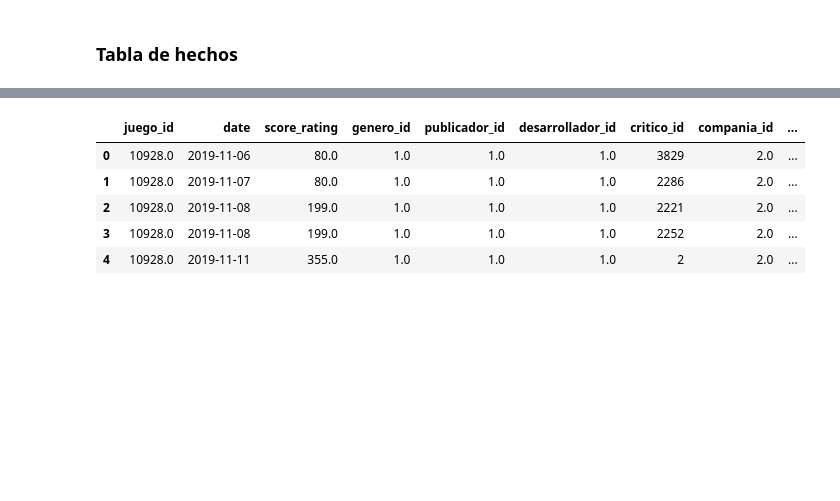
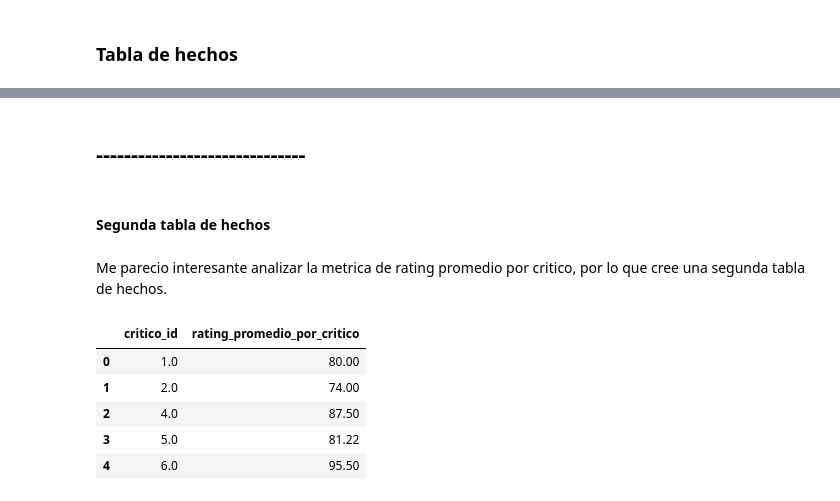
Before and after one commit to EnzoRD/TP_BDM, a Jupyter notebook: etl.ipynb, the cells around one changed output, grey strips where cells are left out. Saved outputs shown, nothing was run; the diff lists cells and outputs as text; code cells hidden in the pictures; blank space fills up the shorter version.

```diff
--- a/etl.ipynb
+++ b/etl.ipynb
@@ -358,9 +371,0 @@ See the caveats in the documentation: https://pandas.pydata.org/pandas-docs/stab
-# %%
-# Convertir la columna 'date' a tipo datetime para extraer año, mes y día
-df_sin_nulos['date'] = pd.to_datetime(df_sin_nulos['date'], format='%Y-%m-%d')
-df_sin_nulos['ano'] = df_sin_nulos['date'].dt.year
-df_sin_nulos['mes'] = df_sin_nulos['date'].dt.month
-df_sin_nulos['dia'] = df_sin_nulos['date'].dt.day
-
-# Fusionar los DataFrames utilizando las columnas 'ano', 'mes', 'dia' y 'tiempo_id'
-df_sin_nulos = pd.merge(df_sin_nulos, dimension_tiempo, on=['ano', 'mes', 'dia'], how='left')
@@ -422,0 +396,22 @@ DataFrame con score_rating acumulado:
+# %%
+# Crear un diccionario para mapear nombres de juegos a IDs de juegos
+juego_mapping = dict(zip(dimension_juego['name'], dimension_juego['juego_id']))
+# Crear un diccionario para mapear nombres de críticos a IDs de críticos
+critico_mapping = dict(zip(dimension_critico['author'], dimension_critico['critico_id']))
+# %%
+# Agrupar críticas por juego y fecha, y asignar IDs correspondientes
+for index, group in df_sin_nulos.groupby(['name', 'date']):
+    df_sin_nulos.loc[group.index, 'desarrollador_id'] = desarrollador_mapping[group['developer'].iloc[0]]
+    df_sin_nulos.loc[group.index, 'publicador_id'] = publicador_mapping[group['publisher'].iloc[0]]
+    df_sin_nulos.loc[group.index, 'juego_id'] = juego_mapping[group['name'].iloc[0]]
+    df_sin_nulos.loc[group.index, 'genero_id'] = genero_mapping[group['genres'].iloc[0]]
+    df_sin_nulos.loc[group.index, 'compania_id'] = compania_mapping[group['company'].iloc[0]]
+    df_sin_nulos.loc[group.index, 'critico_id'] = critico_mapping[group['author'].iloc[0]]
+    df_sin_nulos.loc[group.index, 'tiempo_id'] = dimension_tiempo[
+        (dimension_tiempo['ano'] == group['date'].dt.year.iloc[0]) &
+        (dimension_tiempo['mes'] == group['date'].dt.month.iloc[0]) &
+        (dimension_tiempo['dia'] == group['date'].dt.day.iloc[0])
+    ]['tiempo_id'].values[0]
+
+# Mostrar las primeras filas del DataFrame df_sin_nulos con las nuevas columnas
+print(df_sin_nulos.head())
@@ -438,0 +529,2 @@ score_rating_acumulado = pd.merge(score_rating_acumulado, df_sin_nulos[columnas_
+# %% [markdown]
+## ------------------------------
@@ -439,9 +533,21 @@ score_rating_acumulado = pd.merge(score_rating_acumulado, df_sin_nulos[columnas_
+# %% [markdown]
+#### Segunda tabla de hechos
+# %% [markdown]
+Me parecio interesante analizar la metrica de rating promedio por critico, por lo que cree una segunda tabla de hechos.
+# %%
+# Agrupar por critico_id y calcular el promedio de los ratings para cada crítico
+rating_promedio_por_critico_df = df_sin_nulos.groupby('critico_id')['rating'].mean().reset_index()
+
+# Renombrar la columna 'rating' como 'rating_promedio_por_critico'
+rating_promedio_por_critico_df.rename(columns={'rating': 'rating_promedio_por_critico'}, inplace=True)
+# Redondear la columna 'rating_promedio_por_critico' a 2 decimales (o el número de decimales que desees)
+rating_promedio_por_critico_df['rating_promedio_por_critico'] = rating_promedio_por_critico_df['rating_promedio_por_critico'].round(2)
 # %%
-score_rating_acumulado.head()
+rating_promedio_por_critico_df.head()
 # %% [output]
-|  | juego_id | date | score_rating | genero_id | publicador_id | desarrollador_id | critico_id | compania_id | ... |
-| 0 | 10928.0 | 2019-11-06 | 80.0 | 1.0 | 1.0 | 1.0 | 3829 | 2.0 | ... |
-| 1 | 10928.0 | 2019-11-07 | 80.0 | 1.0 | 1.0 | 1.0 | 2286 | 2.0 | ... |
-| 2 | 10928.0 | 2019-11-08 | 199.0 | 1.0 | 1.0 | 1.0 | 2221 | 2.0 | ... |
-| 3 | 10928.0 | 2019-11-08 | 199.0 | 1.0 | 1.0 | 1.0 | 2252 | 2.0 | ... |
-| 4 | 10928.0 | 2019-11-11 | 355.0 | 1.0 | 1.0 | 1.0 | 2 | 2.0 | ... |
+|  | critico_id | rating_promedio_por_critico |
+| 0 | 1.0 | 80.00 |
+| 1 | 2.0 | 74.00 |
+| 2 | 4.0 | 87.50 |
+| 3 | 5.0 | 81.22 |
+| 4 | 6.0 | 95.50 |
```
Also changed, not shown: parts of 49 cells of this notebook, 1 other file.
